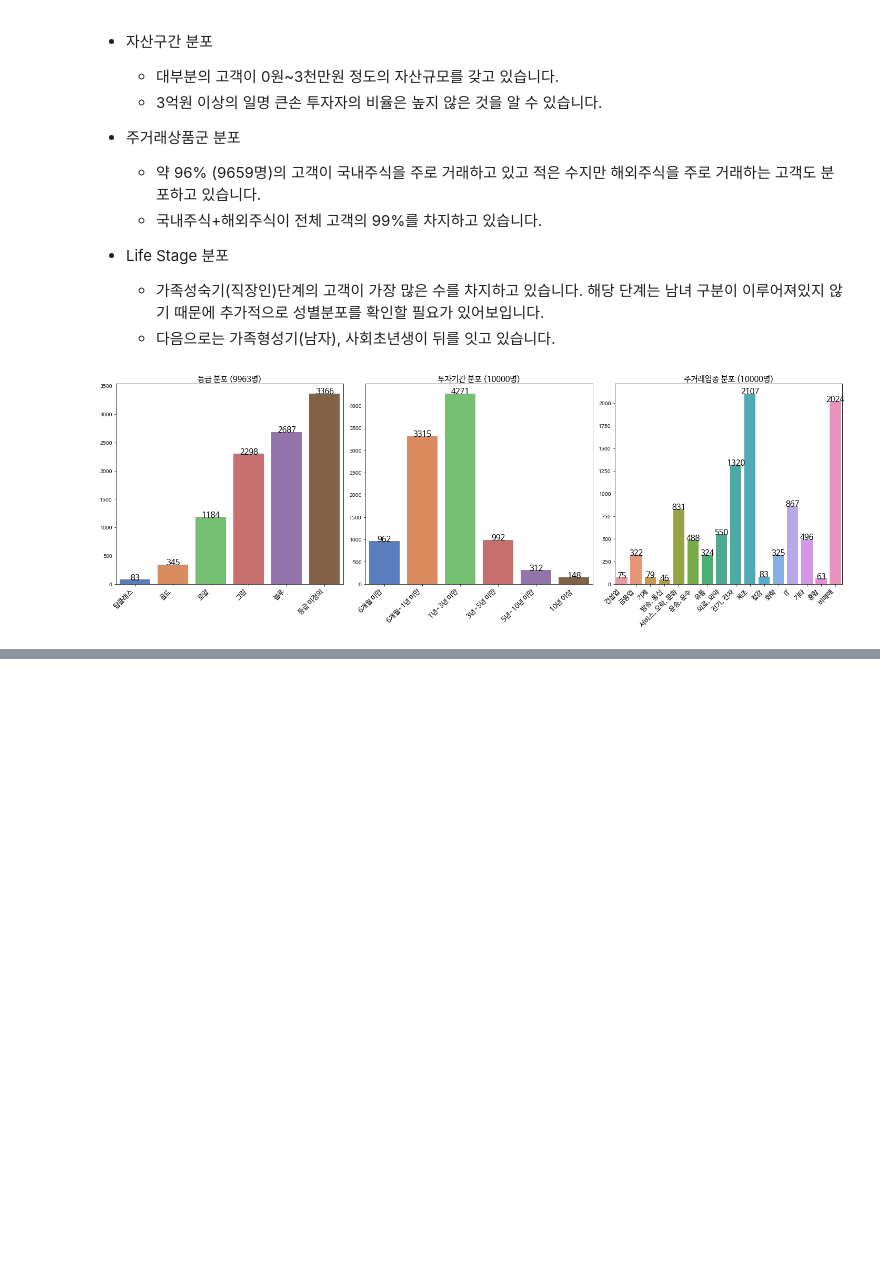
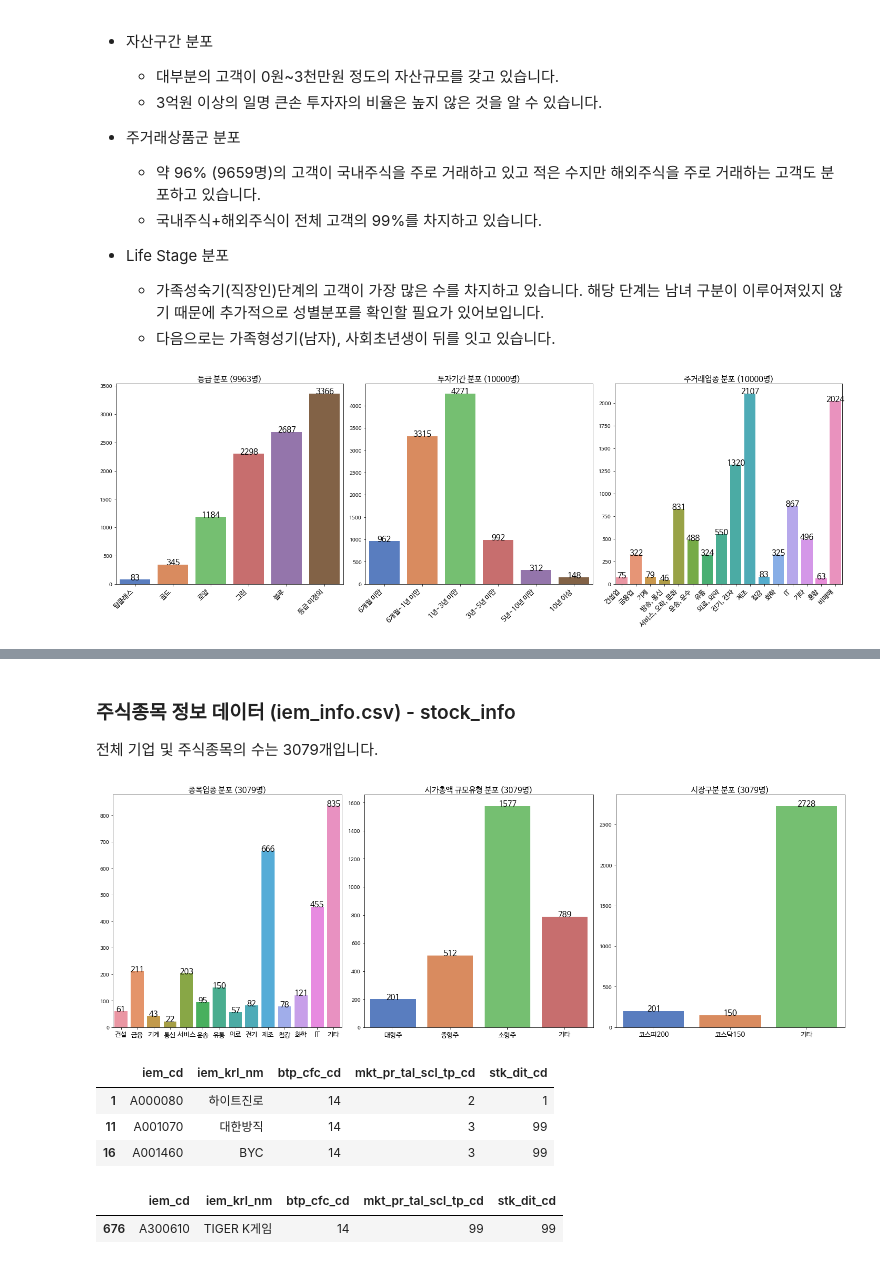
Before and after one commit to ElectionInfo/NH, a Jupyter notebook: 주식_보유기간_예측_EDA.ipynb, the cells around one changed output, grey strips where cells are left out. Cells and saved outputs as stored; diff of their text form; code cells hidden in the pictures; blank space fills up the shorter version.

```diff
--- a/주식_보유기간_예측_EDA.ipynb
+++ b/주식_보유기간_예측_EDA.ipynb
@@ -159,7 +158,7 @@ os.listdir(INPUT_PATH)
 # 데이터 로드 및 확인
 # %%
 customers = pd.read_csv(INPUT_PATH+'cus_info.csv')
-stock_info = pd.read_csv(INPUT_PATH+'iem_info_20210902.csv')
+stock_info = pd.read_csv(INPUT_PATH+'iem_info.csv')
 stock_rem_hist = pd.read_csv(INPUT_PATH+'stk_bnc_hist.csv')
 train = pd.read_csv(INPUT_PATH+'stk_hld_train.csv')
 test = pd.read_csv(INPUT_PATH+'stk_hld_test.csv')
@@ -244,7 +255,7 @@ col_names = ['성별', '연령대', '투자성향', '자산구간', '주거래
 
 for i, ax in zip(range(3), axes.flatten()):
   col = columns[i]
-  x = sns.countplot(data=customers, x=customers[col].map(arguments[col]), ax=ax, order=arguments[col].values())
+  x = sns.countplot(data=customers, x=customers[col].map(column_str[col]), ax=ax, order=column_str[col].values())
 
   for p in x.patches:
     height = p.get_height()
@@ -294,7 +305,7 @@ col_names = ['성별', '연령대', '투자성향', '자산구간', '주거래
 
 for i, ax in zip(range(3), axes.flatten()):
   col = columns[i+3]
-  x = sns.countplot(data=customers, x=customers[col].map(arguments[col]), ax=ax, order=arguments[col].values())
+  x = sns.countplot(data=customers, x=customers[col].map(column_str[col]), ax=ax, order=column_str[col].values())
 
   for p in x.patches:
     height = p.get_height()
@@ -325,14 +336,14 @@ posx and posy should be finite values
   - 가족성숙기(직장인)단계의 고객이 가장 많은 수를 차지하고 있습니다. 해당 단계는 남녀 구분이 이루어져있지 않기 때문에 추가적으로 성별분포를 확인할 필요가 있어보입니다.
   - 다음으로는 가족형성기(남자), 사회초년생이 뒤를 잇고 있습니다.
 # %%
- fig, axes = plt.subplots(1, 3, figsize=(20, 7))
+fig, axes = plt.subplots(1, 3, figsize=(20, 7))
 
 columns = customers.columns[1:]
 col_names = ['성별', '연령대', '투자성향', '자산구간', '주거래상품군', 'Life Stage', '등급', '투자기간', '주거래업종']
 
 for i, ax in zip(range(3), axes.flatten()):
   col = columns[i+6]
-  x = sns.countplot(data=customers, x=customers[col].map(arguments[col]), ax=ax, order=arguments[col].values())
+  x = sns.countplot(data=customers, x=customers[col].map(column_str[col]), ax=ax, order=column_str[col].values())
 
   for p in x.patches:
     height = p.get_height()
@@ -353,0 +378,39 @@ np.isnan(customers['tco_cus_grd_cd']).sum()
+# %% [markdown]
+### 주식종목 정보 데이터 (iem_info.csv) - stock_info
+
+전체 기업 및 주식종목의 수는 3079개입니다.
+# %%
+fig, axes = plt.subplots(1, 3, figsize=(20, 7))
+
+columns = stock_info.columns[2:]
+col_names = ['종목업종', '시가총액 규모유형', '시장구분']
+
+for i, ax in zip(range(3), axes.flatten()):
+  col = columns[i]
+  x = sns.countplot(data=stock_info, x=stock_info[col].map(column_str[col]), ax=ax, order=column_str[col].values())
+
+  for p in x.patches:
+    height = p.get_height()
+    x.text(p.get_x()+p.get_width()/2., height+0.1, height, ha='center', size=15)
+
+  ax.set_xlabel('')
+  ax.set_xticklabels(x.get_xticklabels(), fontsize=13)
+  ax.set_ylabel('')
+  ax.set_title(col_names[i]+' 분포 ('+str(len(stock_info)-np.isnan(stock_info[col]).sum())+'명)', fontsize=15)
+
+fig.tight_layout()
+plt.show()
+# %% [output]
+[figure, added]
+# %%
+stock_info[stock_info['btp_cfc_cd'] == 14].head(3)
+# %% [output]
+|  | iem_cd | iem_krl_nm | btp_cfc_cd | mkt_pr_tal_scl_tp_cd | stk_dit_cd |
+| 1 | A000080 | 하이트진로 | 14 | 2 | 1 |
+| 11 | A001070 | 대한방직 | 14 | 3 | 99 |
+| 16 | A001460 | BYC | 14 | 3 | 99 |
+# %%
+stock_info[stock_info['iem_cd'] == 'A300610']
+# %% [output]
+|  | iem_cd | iem_krl_nm | btp_cfc_cd | mkt_pr_tal_scl_tp_cd | stk_dit_cd |
+| 676 | A300610 | TIGER K게임 | 14 | 99 | 99 |
```
Also changed, not shown: parts of 29 cells of this notebook.
